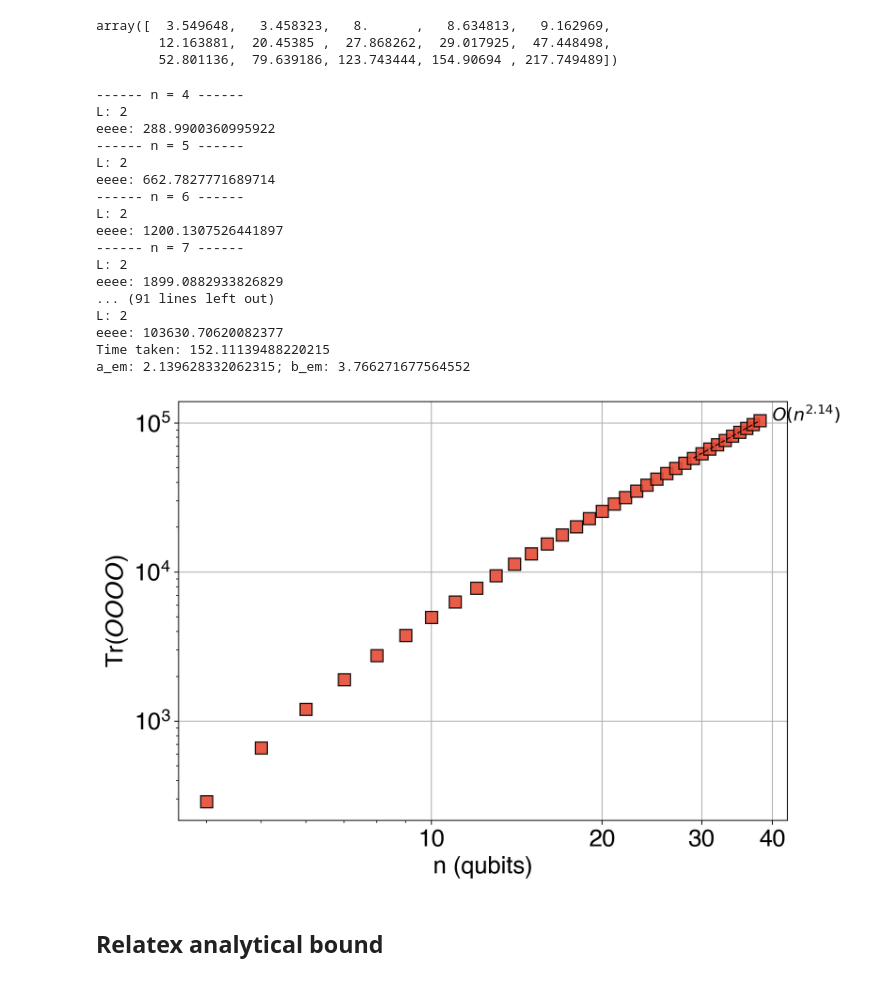
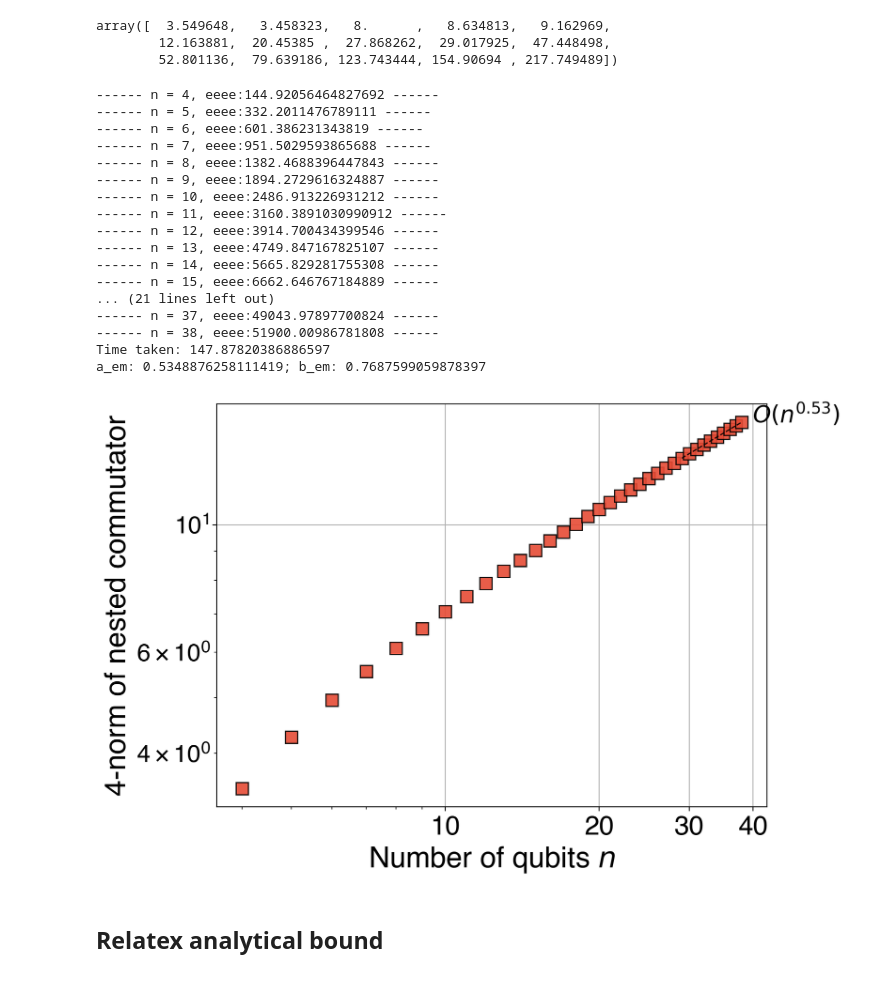
Before and after one commit to Jue-Xu/cookbook-quantum-simulation, a Jupyter notebook: trotter_bound.ipynb, the cells around one changed output. Cells and saved outputs as stored; diff of their text form; code cells hidden in the pictures.

```diff
--- a/trotter_bound.ipynb
+++ b/trotter_bound.ipynb
@@ -53,7 +57,9 @@ n_round = 100
 # m_list = np.logspace(0, 2, 15, dtype=int)
 # m_list = np.logspace(0.5, 2, 15, dtype=int)
 # m_list = np.logspace(0.5, 1.3, 15, dtype=int)
-m_list = np.linspace(6, 19, dtype=int)
+# m_list = np.logspace(0.5, 1.5, 15, dtype=int)
+m_list = [3, 4, 5, 6, 8, 10, 13, 16, 20, 24, 31]
+# m_list = np.linspace(6, 30, dtype=int)
 m_list = sorted(list(set(m_list)))
 print('m_list: ', m_list)
 trace4o_list = []
@@ -76,7 +82,7 @@ for k in k_list:
         for ob in ob_ensemble:
             temp = (ob @ ob).simplify()
             temp_tr = (temp @ temp).simplify()[0].coeffs[0].real
-            temp_list.append(temp_tr)
+            temp_list.append(temp_tr**(1/4))
         trace4o.append(temp_list)
 
     trace4o_list.append(trace4o)
@@ -89,11 +95,12 @@ for trace4o in trace4o_list:
     # ax.errorbar(m_list, np.array(trace4o).mean(axis=1), np.array(trace4o).std(axis=1))
     plot_fit(ax, m_list, np.array(trace4o).mean(axis=1), var='M', x_offset=1.03)
 ax.set_xlabel(r'Number of summands $M$')
-ax.set_ylabel(rf'Tr($O^4)/d$')
+ax.set_ylabel(r'$\|O\|_4/d^{1/4}$')
+# ax.set_ylabel(rf'Tr($O^4)/d$')
 ax.loglog()
 ax.grid()
-# ax.set_xticks([6, 8, 11, 14, 16, 22, 27, 30])
+# ax.set_xticks([3, 6, 8, 11, 13, 16, 22, 25, 30])
 ax.set_xticks(m_list)
 ax.get_xaxis().set_major_formatter(mpl.ticker.ScalarFormatter())
-fig.savefig(f'{figs_dir}/boxplot_{k}local_4norm_n={n}_m={m}.pdf', dpi=150, bbox_inches='tight')
+fig.savefig(f'{figs_dir}/boxplot_{k}local_4norm_n={n}_m={m}_new.pdf', dpi=150, bbox_inches='tight')
 # %% [output]
@@ -110,62 +117,65 @@ array([  3.549648,   3.458323,   8.      ,   8.634813,   9.162969,
 import time, pickle
 def nested_commutator_4norm(h_list, p=2):
     L = len(h_list)
-    print('L:', L)
+    # print('L:', L)
     if p == 2:
         sum_norm4 = 0
         for i in range(L):
             cmm = commutator(h_list[i], commutator(h_list[0], h_list[1]).simplify()).simplify()
-            sum_norm4 += (np.abs((cmm @ cmm).simplify().coeffs) ** 2).sum()
+            if i == 0:
+                sum_norm4 += (np.abs((cmm @ cmm).simplify().coeffs) ** 2).sum() / 2
+            else:
+                sum_norm4 += (np.abs((cmm @ cmm).simplify().coeffs) ** 2).sum()
         return sum_norm4
 
 n_list = np.arange(4, 39)
 norm4_list = []
 start_time = time.time()
 for n in n_list:
-    print(f'------ n = {n} ------')
     pow_law = Power_law(n, alpha=4, Jx=1, Jy=0, Jz=0, hx=0.0, hy=0.0, hz=0.2, pbc=False, verbose=False)
     # print('xyz group: ', pow_law.ham_xyz)
     norm4 = nested_commutator_4norm([pow_law.ham_xyz[0], pow_law.ham_xyz[2]], p=2)
-    print('eeee:', norm4)
-    norm4_list.append(norm4)
+    print(f'------ n = {n}, eeee:{norm4} ------')
+    norm4_list.append(norm4**(1/4))
 
 with open(f'{data_dir}/norm4_n={n_list[-1]}.pkl', 'wb') as f:
     pickle.dump(norm4_list, f)
 end_time = time.time()
 print('Time taken:', end_time - start_time)
 
 with open(f'{data_dir}/norm4_n={n_list[-1]}.pkl', 'rb') as f:
     norm4_list = pickle.load(f)
-
+plt.rc('ytick', labelsize=LARGE_SIZE)
 fig, ax = plt.subplots(1, 1, figsize=(9, 6), layout='tight')
 ax.plot(n_list, norm4_list, 's', label='Norm4')
-plot_fit(ax, n_list[25:], norm4_list[25:], var='n', offset=1.05)
-ax.set_xlabel(rf'n (qubits)')
-ax.set_ylabel(rf'Tr($OOOO$)')
+plot_fit(ax, n_list[25:], norm4_list[25:], var='n', x_offset=1.05)
+ax.set_xlabel(rf'Number of qubits $n$')
+ax.set_ylabel(rf'4-norm of nested commutator')
+# ax.set_ylabel(rf'4-norm of nested commutator, $T_4/d^{1/4}$')
 ax.loglog(); ax.grid()
 # ax.set_xticks(n_list)
 ax.set_xticks([10, 20, 30, 40])
 ax.get_xaxis().set_major_formatter(mpl.ticker.ScalarFormatter())
 plt.savefig(rf'{figs_dir}/nested_commutator_4norm.pdf', dpi=150, bbox_inches='tight')
 # %% [output]
------- n = 4 ------
-L: 2
-eeee: 288.9900360995922
------- n = 5 ------
-L: 2
-eeee: 662.7827771689714
------- n = 6 ------
-L: 2
-eeee: 1200.1307526441897
------- n = 7 ------
-L: 2
-eeee: 1899.0882933826829
-... (91 lines left out)
-L: 2
-eeee: 103630.70620082377
-Time taken: 152.11139488220215
-a_em: 2.139628332062315; b_em: 3.766271677564552
+------ n = 4, eeee:144.92056464827692 ------
+------ n = 5, eeee:332.2011476789111 ------
+------ n = 6, eeee:601.386231343819 ------
+------ n = 7, eeee:951.5029593865688 ------
+------ n = 8, eeee:1382.4688396447843 ------
+------ n = 9, eeee:1894.2729616324887 ------
+------ n = 10, eeee:2486.913226931212 ------
+------ n = 11, eeee:3160.3891030990912 ------
+------ n = 12, eeee:3914.700434399546 ------
+------ n = 13, eeee:4749.847167825107 ------
+------ n = 14, eeee:5665.829281755308 ------
+------ n = 15, eeee:6662.646767184889 ------
+... (21 lines left out)
+------ n = 37, eeee:49043.97897700824 ------
+------ n = 38, eeee:51900.00986781808 ------
+Time taken: 147.87820386886597
+a_em: 0.5348876258111419; b_em: 0.7687599059878397
-[figure, old version]
+[figure, new version]
 # %% [markdown]
 ## Relatex analytical bound
 # %%
```
Also changed, not shown: parts of 2 cells of this notebook, 22 other files.
